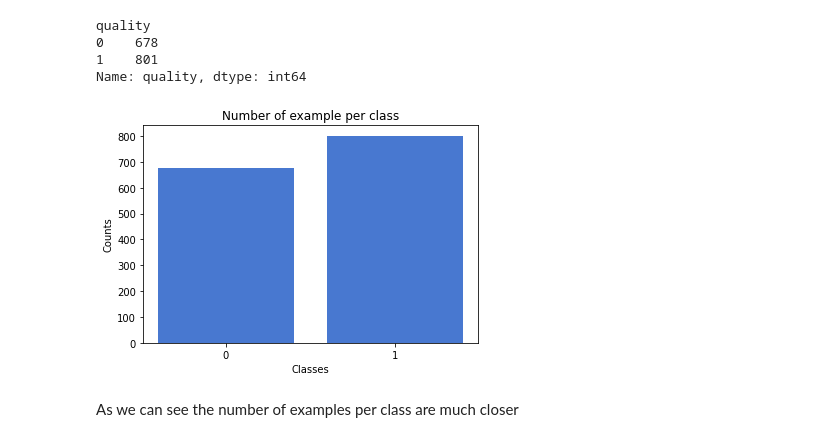
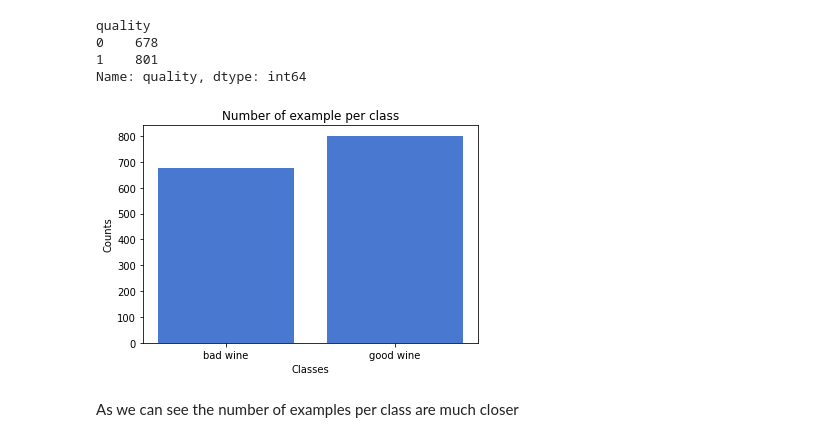
Before and after one commit to GustavoGil13/classifiers-red-wine-quality, a Jupyter notebook: classifiers.ipynb, the cells around one changed output. Cells and saved outputs as stored; diff of their text form; code cells hidden in the pictures.

```diff
--- a/classifiers.ipynb
+++ b/classifiers.ipynb
@@ -273,12 +273,14 @@ Name: quality, dtype: int64
 # %%
 plt.bar(x = quality_counts.index, height=quality_counts.values)
 plt.xlabel("Classes")
 plt.ylabel("Counts")
 plt.title("Number of example per class")
 plt.xticks([0, 1])
+locs, labels = plt.xticks()
+plt.xticks(locs, ["bad wine", "good wine"])
 plt.savefig("figures/wine_quality_binary_distribution.jpeg", bbox_inches="tight") if save else plt.show()
 # %% [output]
-[figure, old version]
+[figure, new version]
 # %% [markdown]
 As we can see the number of examples per class are much closer <br>
 # %% [markdown]
```
Also changed, not shown: parts of 2 cells of this notebook.
